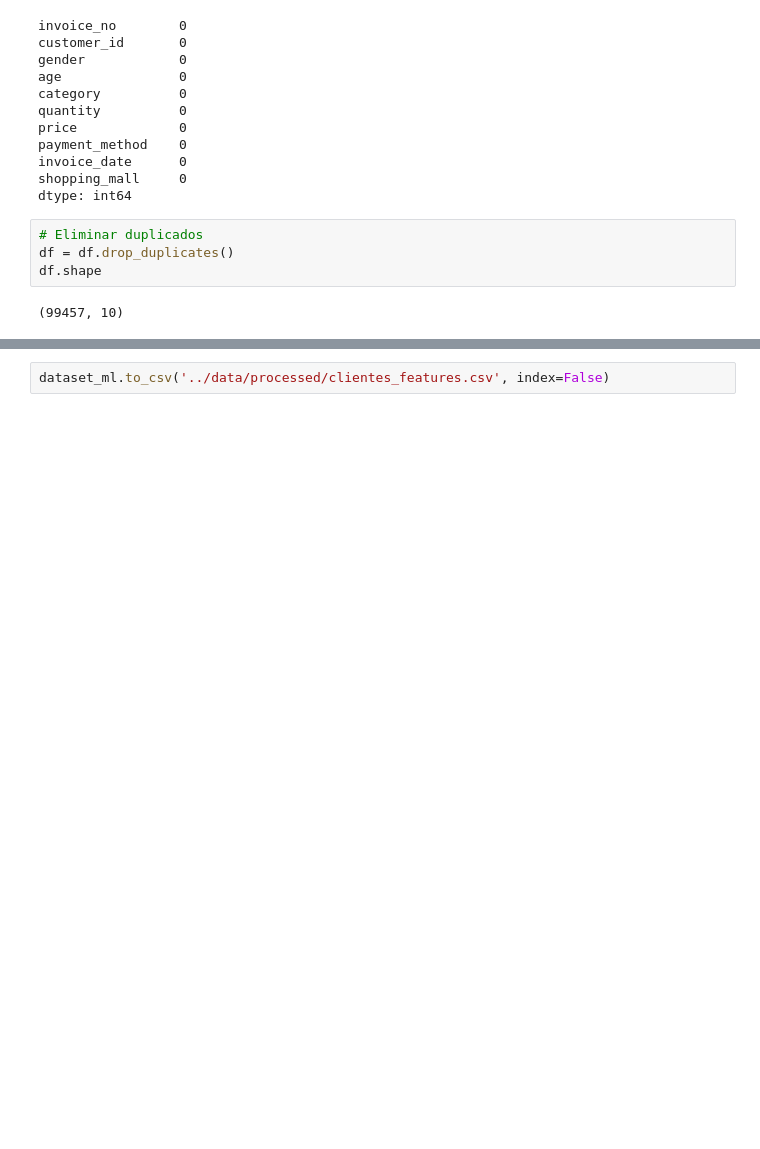
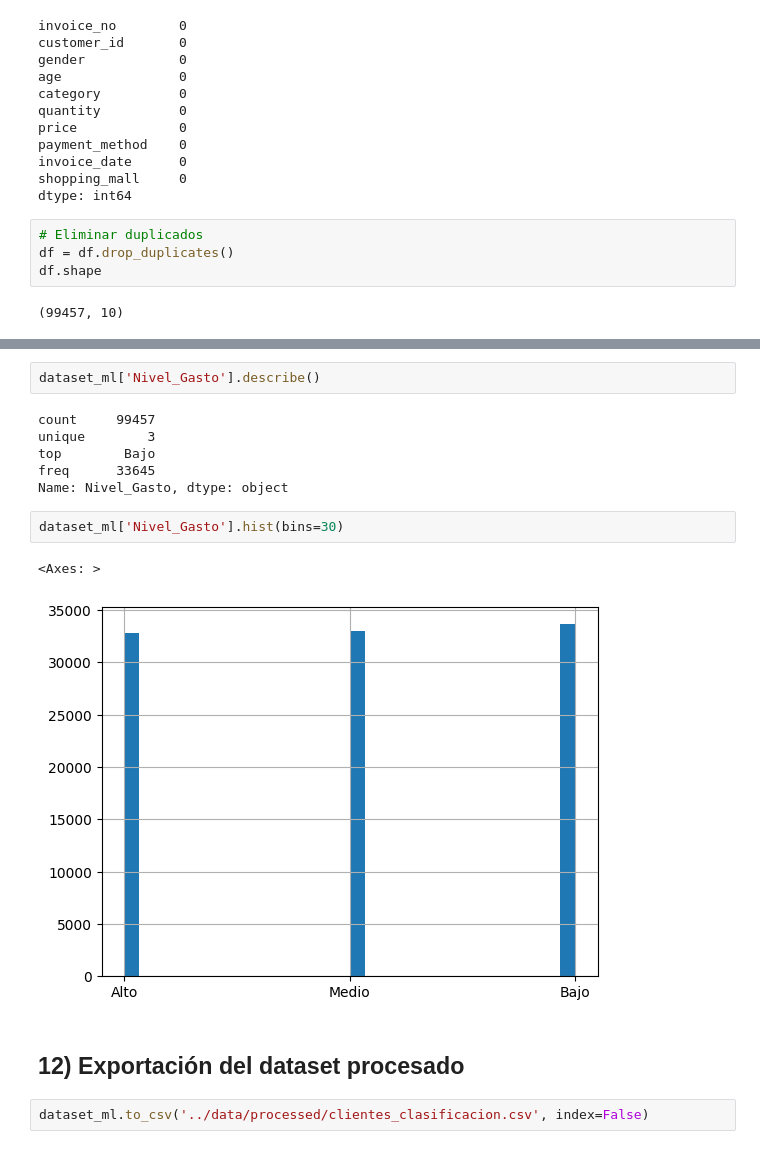
Before and after one commit to ssgm2911/Customer-Value-Prediction, a Jupyter notebook: notebooks/01_preparacion_datos.ipynb, the cells around one changed output, grey strips where cells are left out. Saved outputs shown, nothing was run; the diff lists cells and outputs as text; blank space fills up the shorter version.

```diff
--- a/notebooks/01_preparacion_datos.ipynb
+++ b/notebooks/01_preparacion_datos.ipynb
@@ -209,2 +171,17 @@ dataset_ml.head()
 # %%
-dataset_ml.to_csv('../data/processed/clientes_features.csv', index=False)
+dataset_ml['Nivel_Gasto'].describe()
+# %% [output]
+count     99457
+unique        3
+top        Bajo
+freq      33645
+Name: Nivel_Gasto, dtype: object
+# %%
+dataset_ml['Nivel_Gasto'].hist(bins=30)
+# %% [output]
+<Axes: >
+[figure, added]
+# %% [markdown]
+## 12) Exportación del dataset procesado
+# %%
+dataset_ml.to_csv('../data/processed/clientes_clasificacion.csv', index=False)
```
Also changed, not shown: parts of 19 cells of this notebook, 2 other files.
